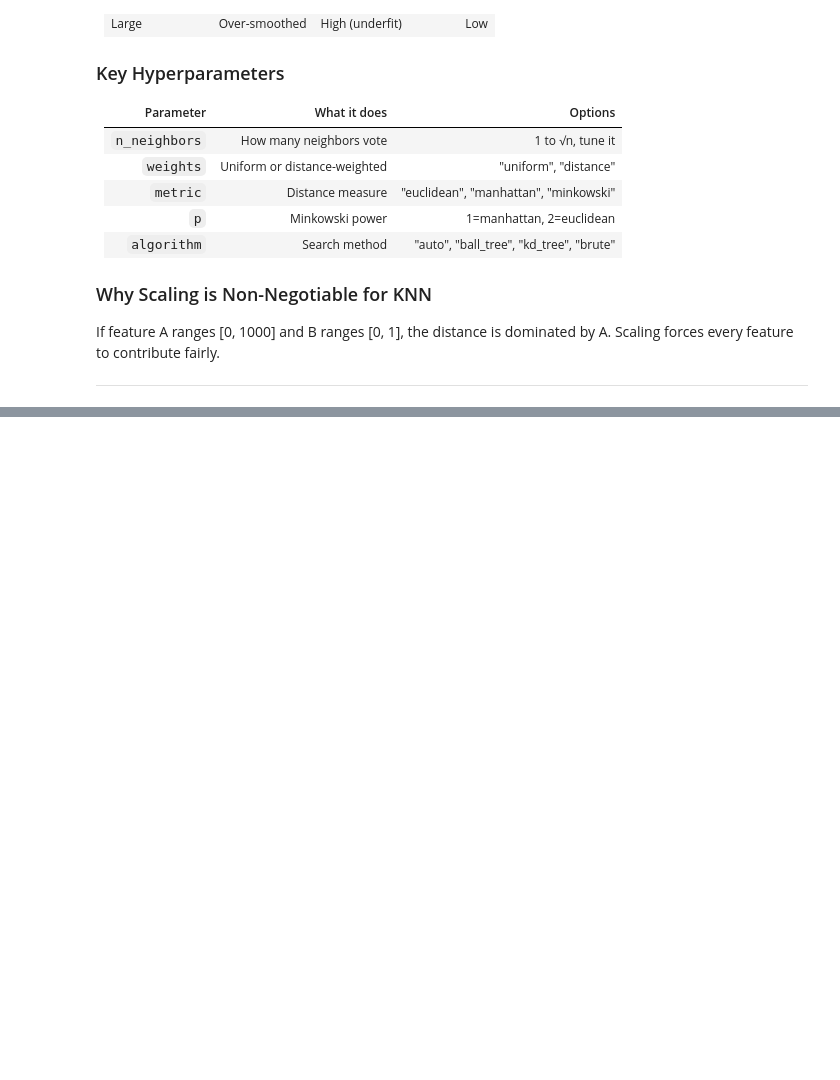
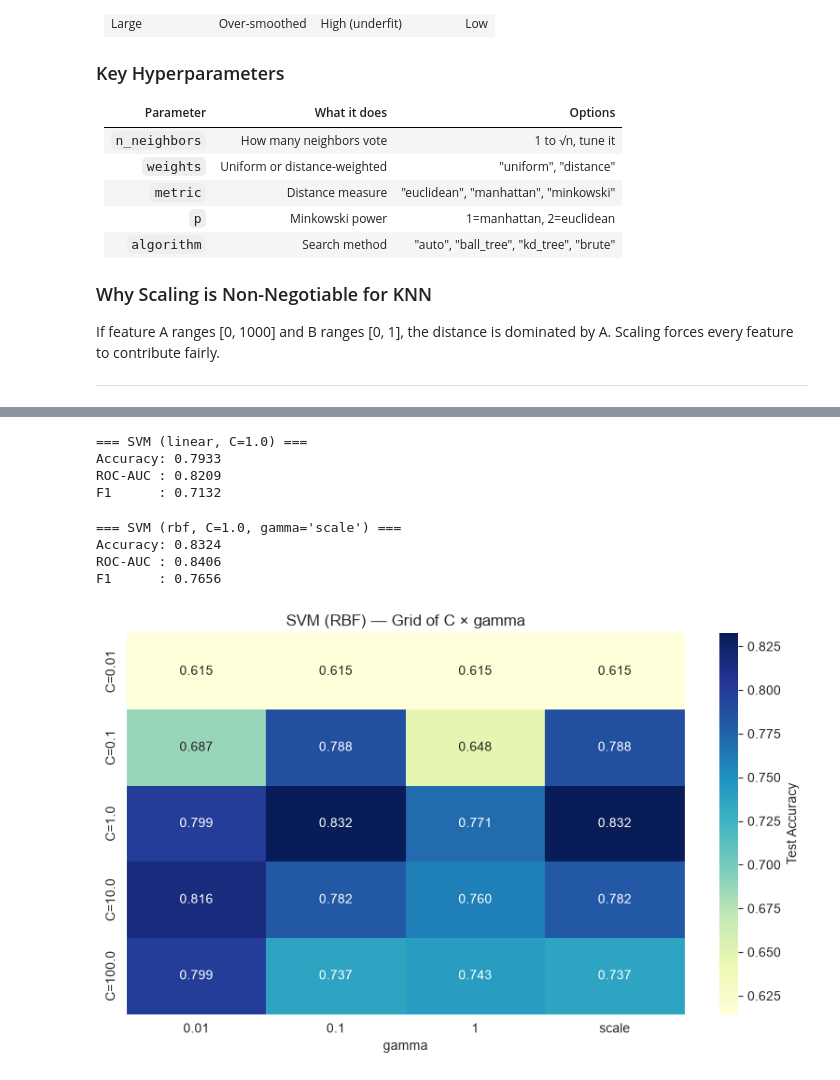
Before and after one commit to elnaz002/ai-learning-journey, a Jupyter notebook: 03-supervised-learning/03-knn-svm.ipynb, the cells around one changed output, grey strips where cells are left out. Saved outputs shown, nothing was run; the diff lists cells and outputs as text; code cells hidden in the pictures; blank space fills up the shorter version.

Commit message:
feat(supervised): add KNN and SVM notebook with kernel comparison and hyperparameter tuning

```diff
--- a/03-supervised-learning/03-knn-svm.ipynb
+++ b/03-supervised-learning/03-knn-svm.ipynb
@@ -128,0 +250,76 @@ Scaling forces every feature to contribute fairly.
+# %%
+svm_linear = Pipeline([
+    ("preprocessor", preprocessor),
+    ("model", SVC(
+        kernel="linear",
+        C=1.0,
+        probability=True,
+        random_state=42,
+    )),
+])
+
+svm_linear.fit(X_train, y_train)
+y_pred_svmlin = svm_linear.predict(X_test)
+y_proba_svmlin = svm_linear.predict_proba(X_test)[:, 1]
+
+print("=== SVM (linear, C=1.0) ===")
+print(f"Accuracy: {accuracy_score(y_test, y_pred_svmlin):.4f}")
+print(f"ROC-AUC : {roc_auc_score(y_test, y_proba_svmlin):.4f}")
+print(f"F1      : {f1_score(y_test, y_pred_svmlin):.4f}")
+# %% [output]
+=== SVM (linear, C=1.0) ===
+Accuracy: 0.7933
+ROC-AUC : 0.8209
+F1      : 0.7132
+# %%
+
+svm_rbf = Pipeline([
+    ("preprocessor", preprocessor),
+    ("model", SVC(
+        kernel="rbf",
+        C=1.0,
+        gamma="scale",
+        probability=True,
+        random_state=42,
+    )),
+])
+
+svm_rbf.fit(X_train, y_train)
+y_pred_svmrbf = svm_rbf.predict(X_test)
+y_proba_svmrbf = svm_rbf.predict_proba(X_test)[:, 1]
+
+print("=== SVM (rbf, C=1.0, gamma='scale') ===")
+print(f"Accuracy: {accuracy_score(y_test, y_pred_svmrbf):.4f}")
+print(f"ROC-AUC : {roc_auc_score(y_test, y_proba_svmrbf):.4f}")
+print(f"F1      : {f1_score(y_test, y_pred_svmrbf):.4f}")
+# %% [output]
+=== SVM (rbf, C=1.0, gamma='scale') ===
+Accuracy: 0.8324
+ROC-AUC : 0.8406
+F1      : 0.7656
+# %%
+# Small grid to visualize sensitivity
+C_values = [0.01, 0.1, 1, 10, 100]
+gamma_values = ["scale", 0.01, 0.1, 1]
+
+results = []
+for C in C_values:
+    for g in gamma_values:
+        pipe = Pipeline([
+            ("preprocessor", preprocessor),
+            ("model", SVC(kernel="rbf", C=C, gamma=g, random_state=42)),
+        ])
+        pipe.fit(X_train, y_train)
+        results.append({"C": C, "gamma": g, "test_acc": pipe.score(X_test, y_test)})
+
+results_df = pd.DataFrame(results)
+pivot = results_df.pivot(index="C", columns="gamma", values="test_acc")
+pivot.index = [f"C={c}" for c in pivot.index]
+
+plt.figure(figsize=(8, 5))
+sns.heatmap(pivot, annot=True, fmt=".3f", cmap="YlGnBu", cbar_kws={"label": "Test Accuracy"})
+plt.title("SVM (RBF) — Grid of C × gamma")
+plt.tight_layout()
+plt.show()
+# %% [output]
+[figure, added]
```
Also changed, not shown: parts of 12 cells of this notebook.
